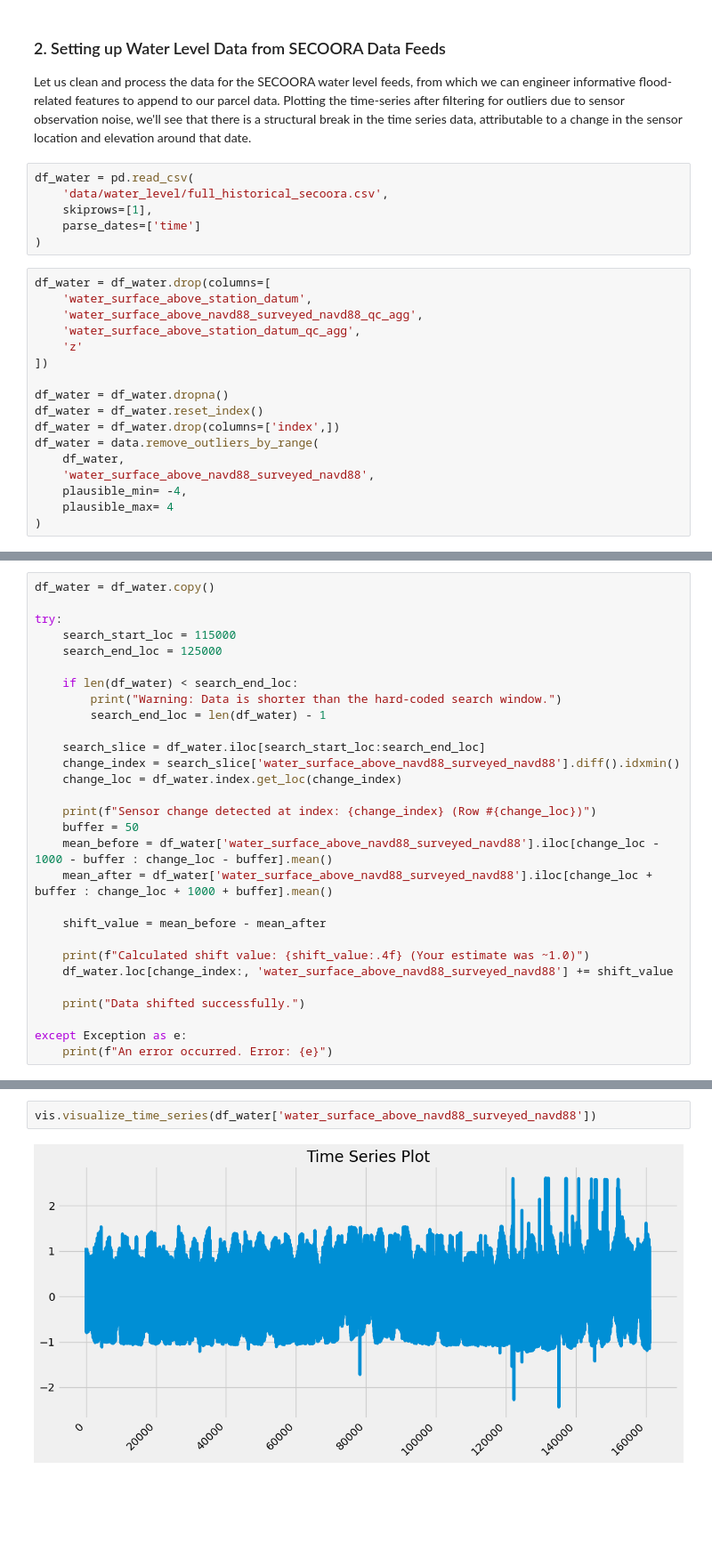
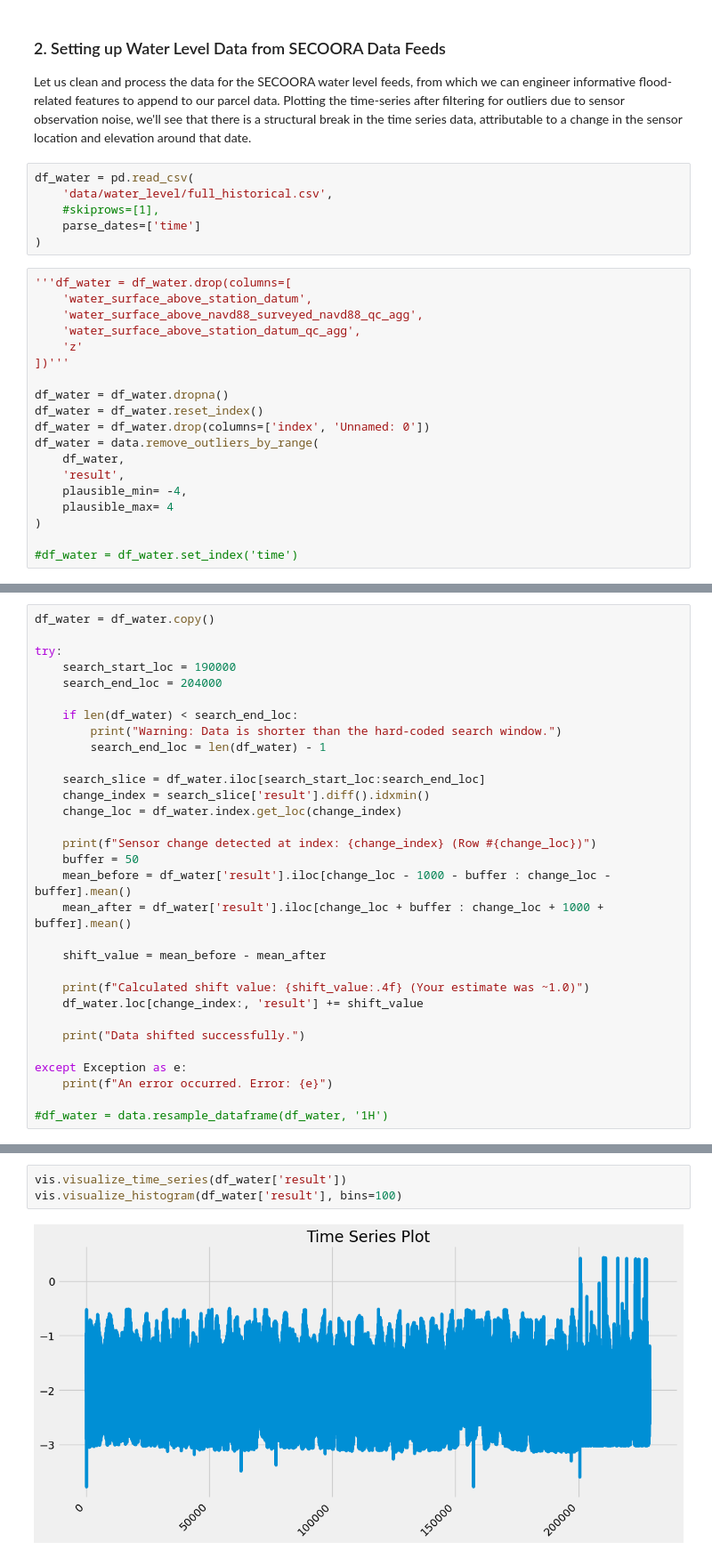
Before and after one commit to PrasunBanerjee04/SecooraRiskModel, a Jupyter notebook: full_scripts.ipynb, the cells around one changed output, grey strips where cells are left out. Shown at 89% size. Cells and saved outputs as stored; diff of their text form; blank space fills up the shorter version.

```diff
--- a/full_scripts.ipynb
+++ b/full_scripts.ipynb
@@ -119,25 +130,27 @@ vis.visualize_histogram(df_parcels['Fair Market Value'], bins=150, title="Distri
 Let us clean and process the data for the SECOORA water level feeds, from which we can engineer informative flood-related features to append to our parcel data. Plotting the time-series after filtering for outliers due to sensor observation noise, we'll see that there is a structural break in the time series data, attributable to a change in the sensor location and elevation around that date.
 # %%
 df_water = pd.read_csv(
-    'data/water_level/full_historical_secoora.csv',
-    skiprows=[1],
+    'data/water_level/full_historical.csv',
+    #skiprows=[1],
     parse_dates=['time']
 )
 # %%
-df_water = df_water.drop(columns=[
+'''df_water = df_water.drop(columns=[
     'water_surface_above_station_datum',
     'water_surface_above_navd88_surveyed_navd88_qc_agg',
     'water_surface_above_station_datum_qc_agg',
     'z'
-])
+])'''
 
 df_water = df_water.dropna()
 df_water = df_water.reset_index()
-df_water = df_water.drop(columns=['index',])
+df_water = df_water.drop(columns=['index', 'Unnamed: 0'])
 df_water = data.remove_outliers_by_range(
     df_water,
-    'water_surface_above_navd88_surveyed_navd88',
+    'result',
     plausible_min= -4,
     plausible_max= 4
 )
+
+#df_water = df_water.set_index('time')
 # %%
@@ -148,29 +161,31 @@ vis.visualize_time_series(df_water['water_surface_above_navd88_surveyed_navd88']
 df_water = df_water.copy()
 
 try:
-    search_start_loc = 115000
-    search_end_loc = 125000
+    search_start_loc = 190000
+    search_end_loc = 204000
 
     if len(df_water) < search_end_loc:
         print("Warning: Data is shorter than the hard-coded search window.")
         search_end_loc = len(df_water) - 1
 
     search_slice = df_water.iloc[search_start_loc:search_end_loc]
-    change_index = search_slice['water_surface_above_navd88_surveyed_navd88'].diff().idxmin()
+    change_index = search_slice['result'].diff().idxmin()
     change_loc = df_water.index.get_loc(change_index)
 
     print(f"Sensor change detected at index: {change_index} (Row #{change_loc})")
     buffer = 50
-    mean_before = df_water['water_surface_above_navd88_surveyed_navd88'].iloc[change_loc - 1000 - buffer : change_loc - buffer].mean()
-    mean_after = df_water['water_surface_above_navd88_surveyed_navd88'].iloc[change_loc + buffer : change_loc + 1000 + buffer].mean()
+    mean_before = df_water['result'].iloc[change_loc - 1000 - buffer : change_loc - buffer].mean()
+    mean_after = df_water['result'].iloc[change_loc + buffer : change_loc + 1000 + buffer].mean()
 
     shift_value = mean_before - mean_after
 
     print(f"Calculated shift value: {shift_value:.4f} (Your estimate was ~1.0)")
-    df_water.loc[change_index:, 'water_surface_above_navd88_surveyed_navd88'] += shift_value
+    df_water.loc[change_index:, 'result'] += shift_value
 
     print("Data shifted successfully.")
 
 except Exception as e:
     print(f"An error occurred. Error: {e}")
+
+#df_water = data.resample_dataframe(df_water, '1H')
 # %% [output]
@@ -179,5 +194,6 @@ Calculated shift value: 1.0950 (Your estimate was ~1.0)
 Data shifted successfully.
 # %%
-vis.visualize_time_series(df_water['water_surface_above_navd88_surveyed_navd88'])
+vis.visualize_time_series(df_water['result'])
+vis.visualize_histogram(df_water['result'], bins=100)
 # %% [output]
-[figure, old version]
+[figure, new version]
```
Also changed, not shown: parts of 16 cells of this notebook, 4 other files.
